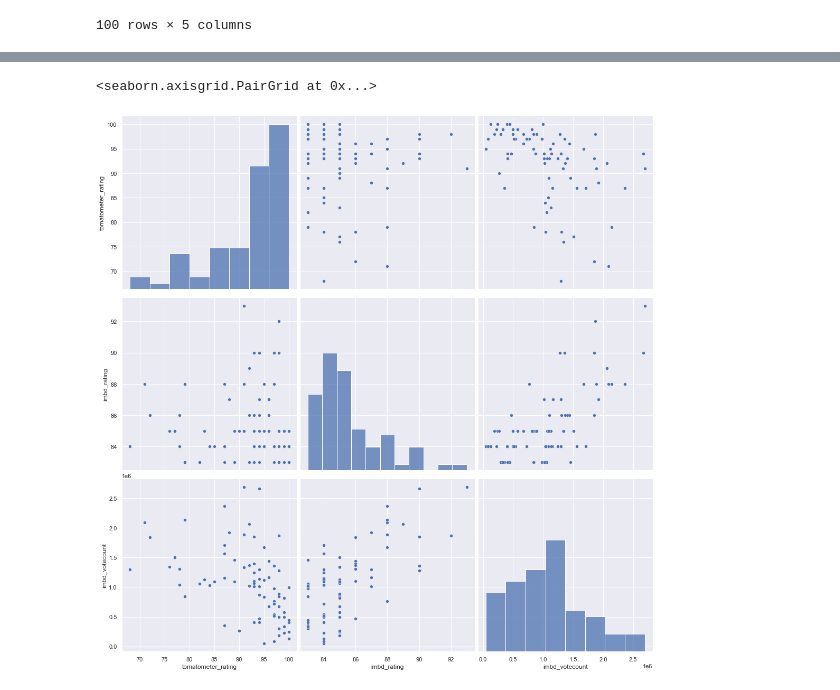
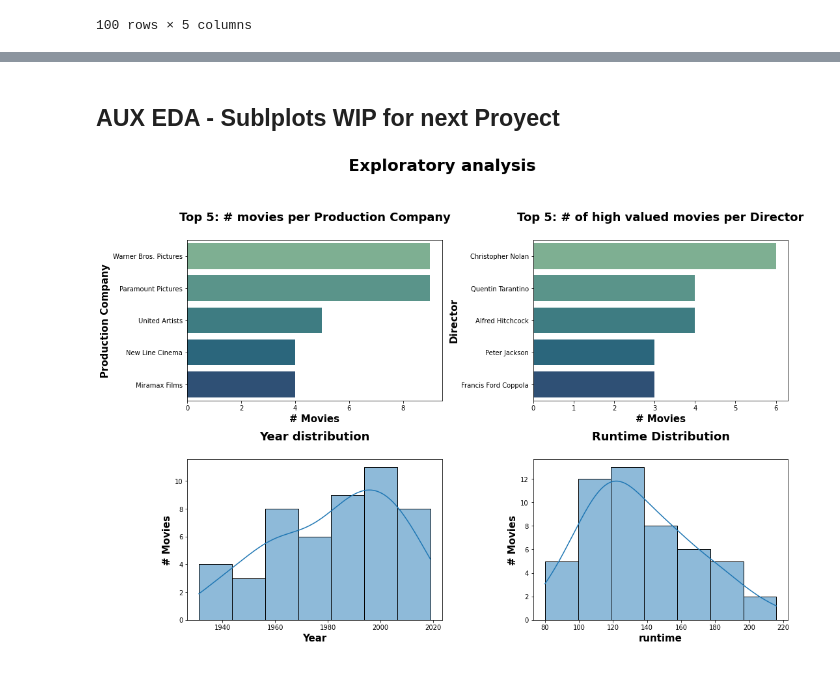
Before and after one commit to nb3110/data_scraping_project, a Jupyter notebook: notebook.ipynb, the cells around one changed output, grey strips where cells are left out. Drawn from its saved outputs; the diff is of its cells as text; code cells hidden in the pictures.

```diff
--- a/notebook.ipynb
+++ b/notebook.ipynb
@@ -298,6 +196,39 @@ eda.barplot_sns(directors_mov,"directors","index","crest","Top 5: # of high valu
-# %%
-sns.set(rc={'figure.figsize':(15,15)})
-sns.pairplot(data = full_table, vars=['tomatometer_rating','imbd_rating','imbd_votecount'], height=5)
-# %% [output]
-<seaborn.axisgrid.PairGrid at 0x...>
-[figure, removed]
+# %% [markdown]
+## AUX EDA - Sublplots WIP for next Proyect
+# %%
+
+fig = plt.figure(figsize=(15,10))
+plt.suptitle("Exploratory analysis ", size=25, weight= "bold" ,y= 1.05)
+
+plt.subplot(2,2,1)
+
+sns.barplot(data=full_table["production_company"].value_counts().reset_index().sort_index().head(5), x= "production_company", y= "index" , palette="crest")
+plt.title("Top 5: # movies per Production Company", size=18, weight='bold', pad=30)
+plt.xlabel('# Movies',size=15, weight='bold')
+plt.ylabel("Production Company",size=15, weight='bold')
+
+
+plt.subplot(2,2,2)
+sns.barplot(data=full_table["directors"].value_counts().reset_index().sort_index().head(5), x= "directors", y= "index" , palette="crest")
+plt.title("Top 5: # of high valued movies per Director", size=18, weight='bold', pad=30)
+plt.xlabel('# Movies',size=15, weight='bold')
+plt.ylabel("Director",size=15, weight='bold')
+
+plt.subplot(2,2,3)
+sns.histplot(data= full_table["int_year"].value_counts().reset_index(), x="index", kde=True)
+plt.title("Year distribution", size=18, weight='bold', pad=30)
+plt.xlabel('Year',size=15, weight='bold')
+plt.ylabel("# Movies",size=15, weight='bold')
+
+
+plt.subplot(2,2,4)
+sns.histplot(data= full_table["runtime"].value_counts().reset_index(), x="index", kde=True)
+plt.title("Runtime Distribution", size=18, weight='bold', pad=30)
+plt.xlabel('runtime',size=15, weight='bold')
+plt.ylabel("# Movies",size=15, weight='bold')
+
+
+plt.tight_layout()
+plt.show()
+# %% [output]
+[figure, added]
```
Also changed, not shown: parts of 34 cells of this notebook, 6 other files.
